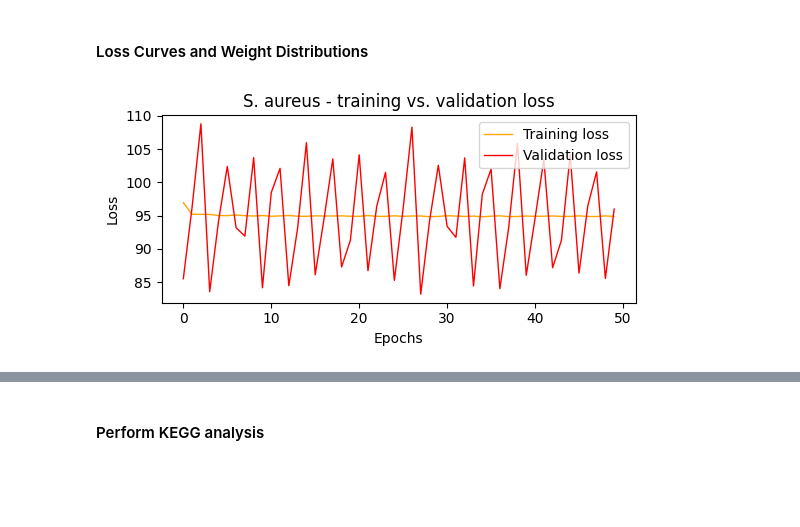
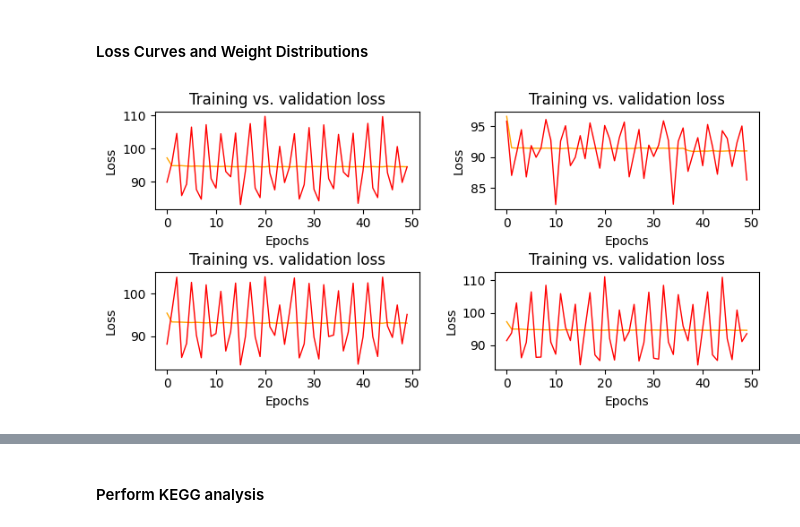
Before and after one commit to Mukundan-T/seqADAGE, a Jupyter notebook: Py/muk_transfer_learning/Mukundan_sA_ecmg_tl.ipynb, the cells around one changed output, grey strips where cells are left out. Cells and saved outputs as stored; diff of their text form; code cells hidden in the pictures; blank space fills up the shorter version.

```diff
--- a/Py/muk_transfer_learning/Mukundan_sA_ecmg_tl.ipynb
+++ b/Py/muk_transfer_learning/Mukundan_sA_ecmg_tl.ipynb
@@ -281,0 +286,4 @@ kegg_dfs[13].to_csv(
+# %%
+# Load hyperparameters
+with open('/content/drive/My Drive/Comp-Bio-Projs-S26/data/muk-in-use/sa_best_model_hps.json', 'r') as f:
+  optimal_hps = json.load(f)
@@ -594,38 +649,49 @@ sa_objs[0].autoencoder.save(
 # %%
-# Save KEGG enrichment matrices for two best models
-kegg_dfs[0].to_csv(
-  '/content/drive/MyDrive/Comp-Bio-Projs-S26/data/muk-in-use/ec_sa_kegg_ps1.csv',
-)
+# Save KEGG enrichment matrices for best models
+i = 1
+for seed in [1, 5, 9, 16]:
+  kegg_dfs[seed].to_csv(
+    f'/content/drive/MyDrive/Comp-Bio-Projs-S26/data/muk-in-use/ec_sa_kegg_ps_blast_{i}.csv',
+  )
+  i += 1
 # %% [markdown]
 #### Loss Curves and Weight Distributions
 # %%
-# Plot loss curve for seed = 100
-fig, ax = plt.subplots(figsize = (6, 3))
+# Plot loss curves
+fig, ax = plt.subplots(2, 2, figsize = (8, 4))
 fig.tight_layout(pad = 3.0)
 
-# Plot training loss
-ax.plot(
-  range(50),
-  transfer_models[0].loss,
-  linewidth = 1,
-  markersize = 2,
-  color = 'orange',
-  label = 'Training loss'
-)
+seeds = [1, 5, 9, 16]
+for i in range(2):
+  for j in range(2):
+    # Get current index
+    curr_seed = seeds[2*i + j]
 
-# Plot validation loss
-ax.plot(
-  range(50),
-  transfer_models[0].val_loss,
-  linewidth = 1,
-  markersize = 2,
-  color = 'red',
-  label = 'Validation loss'
-)
+    # Plot training loss
+    ax[i, j].plot(
+      range(50),
+      transfer_models[curr_seed].loss,
+      linewidth = 1,
+      markersize = 2,
+      color = 'orange',
+      label = 'Training loss'
+    )
 
-ax.set(title = 'S. aureus - training vs. validation loss', xlabel = 'Epochs', ylabel = 'Loss')
-ax.legend()
-plt.show()
+    # Plot validation loss
+    ax[i, j].plot(
+      range(50),
+      transfer_models[curr_seed].val_loss,
+      linewidth = 1,
+      markersize = 2,
+      color = 'red',
+      label = 'Validation loss'
+    )
+
+    ax[i, j].set(
+      title = 'Training vs. validation loss',
+      xlabel = 'Epochs',
+      ylabel = 'Loss'
+    )
 # %% [output]
-[figure, old version]
+[figure, new version]
 # %%
```
Also changed, not shown: parts of 15 cells of this notebook.
